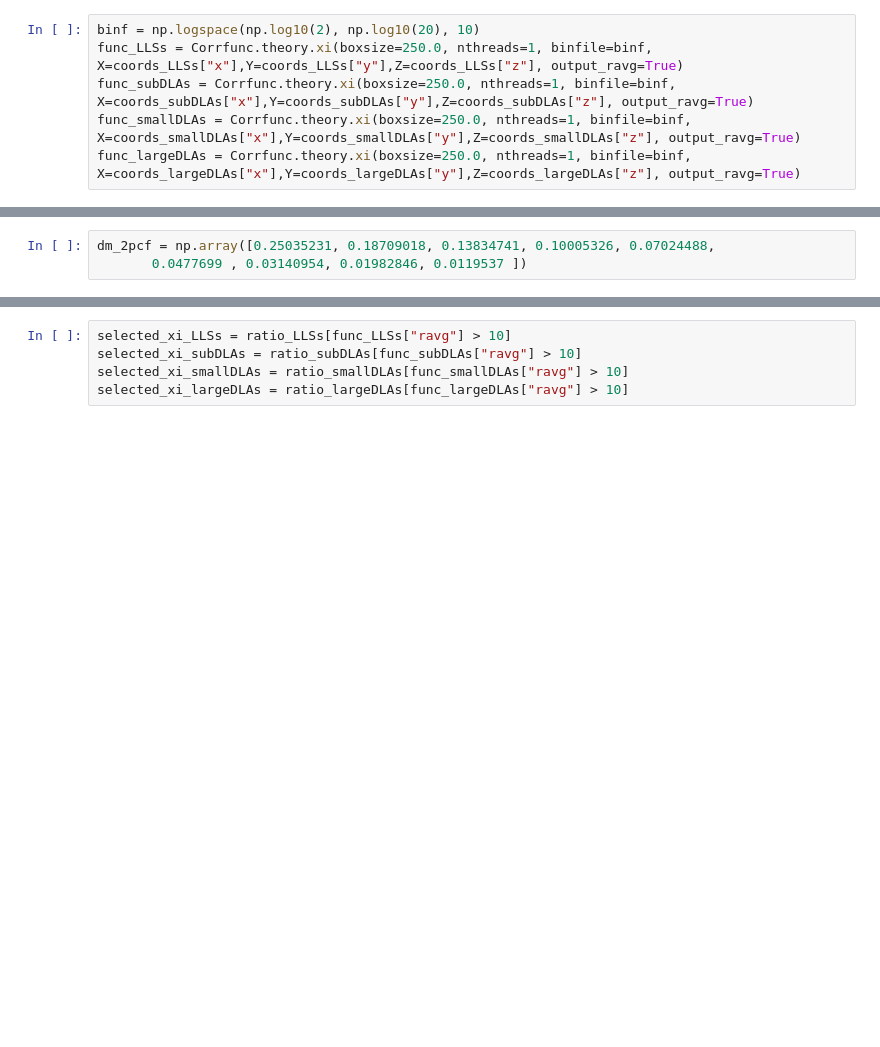
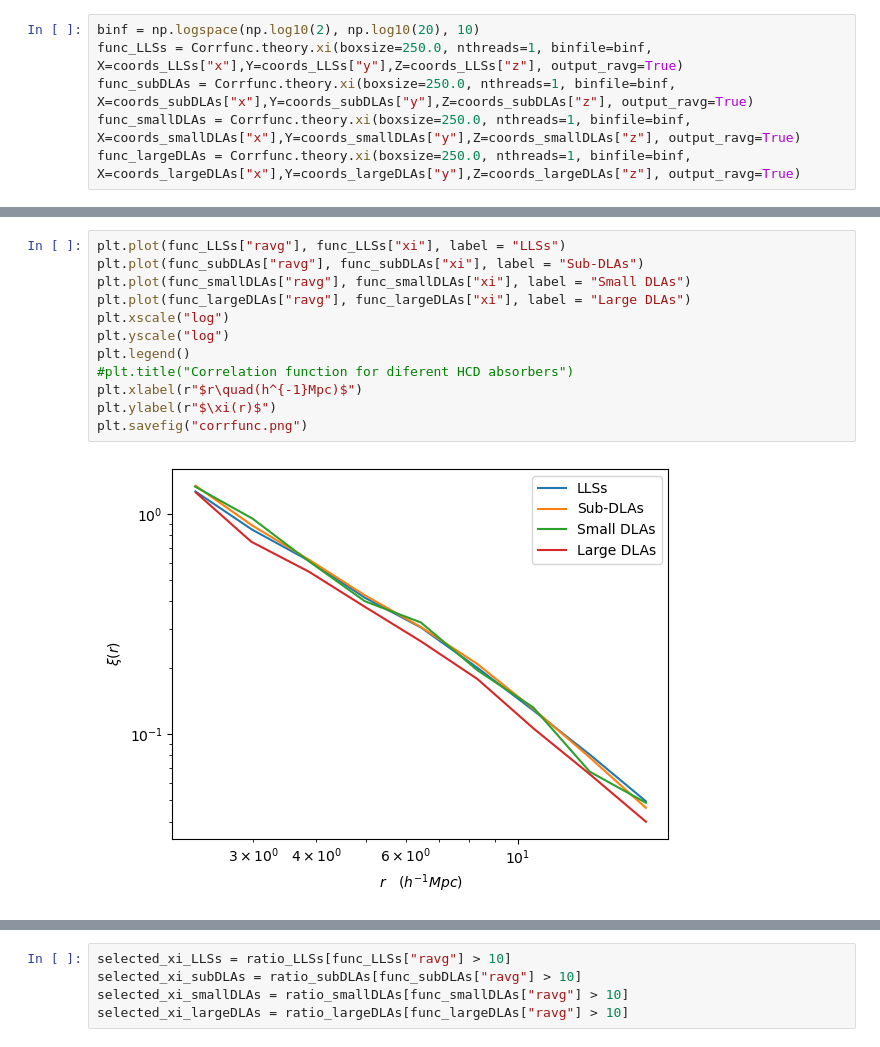
Before and after one commit to andreufont/astrid_hcd, a Jupyter notebook: Corrfunction.ipynb, the cells around one changed output, grey strips where cells are left out. Saved outputs shown, nothing was run; the diff lists cells and outputs as text; blank space fills up the shorter version.

```diff
--- a/Corrfunction.ipynb
+++ b/Corrfunction.ipynb
@@ -104,3 +112,14 @@ Text(0, 0.5, '$\\xi$')
-# %%
-dm_2pcf = np.array([0.25035231, 0.18709018, 0.13834741, 0.10005326, 0.07024488,
-       0.0477699 , 0.03140954, 0.01982846, 0.0119537 ])
+# %%
+plt.plot(func_LLSs["ravg"], func_LLSs["xi"], label = "LLSs")
+plt.plot(func_subDLAs["ravg"], func_subDLAs["xi"], label = "Sub-DLAs")
+plt.plot(func_smallDLAs["ravg"], func_smallDLAs["xi"], label = "Small DLAs")
+plt.plot(func_largeDLAs["ravg"], func_largeDLAs["xi"], label = "Large DLAs")
+plt.xscale("log")
+plt.yscale("log")
+plt.legend()
+#plt.title("Correlation function for diferent HCD absorbers")
+plt.xlabel(r"$r\quad(h^{-1}Mpc)$")
+plt.ylabel(r"$\xi(r)$")
+plt.savefig("corrfunc.png")
+# %% [output]
+[figure, added]
```
Also changed, not shown: parts of 16 cells of this notebook, 9 other files.
